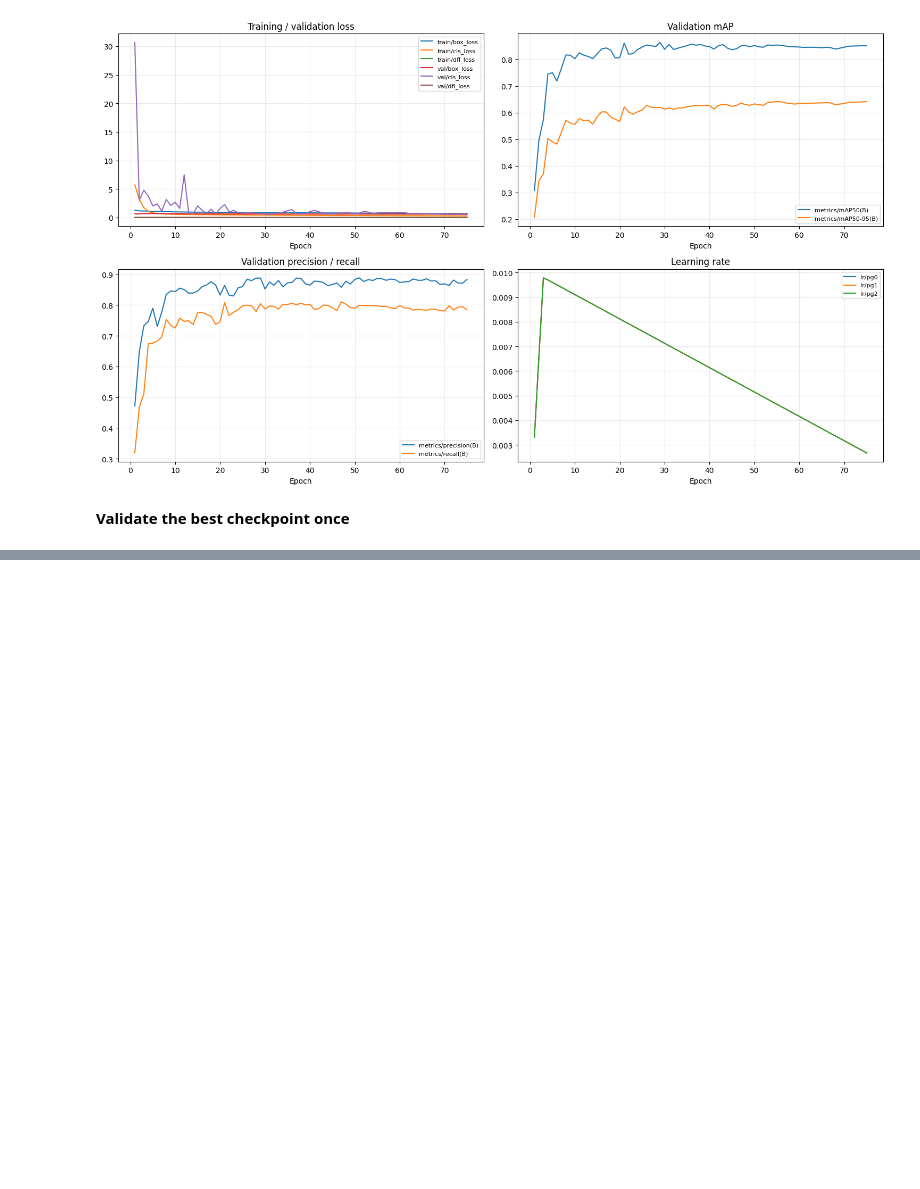
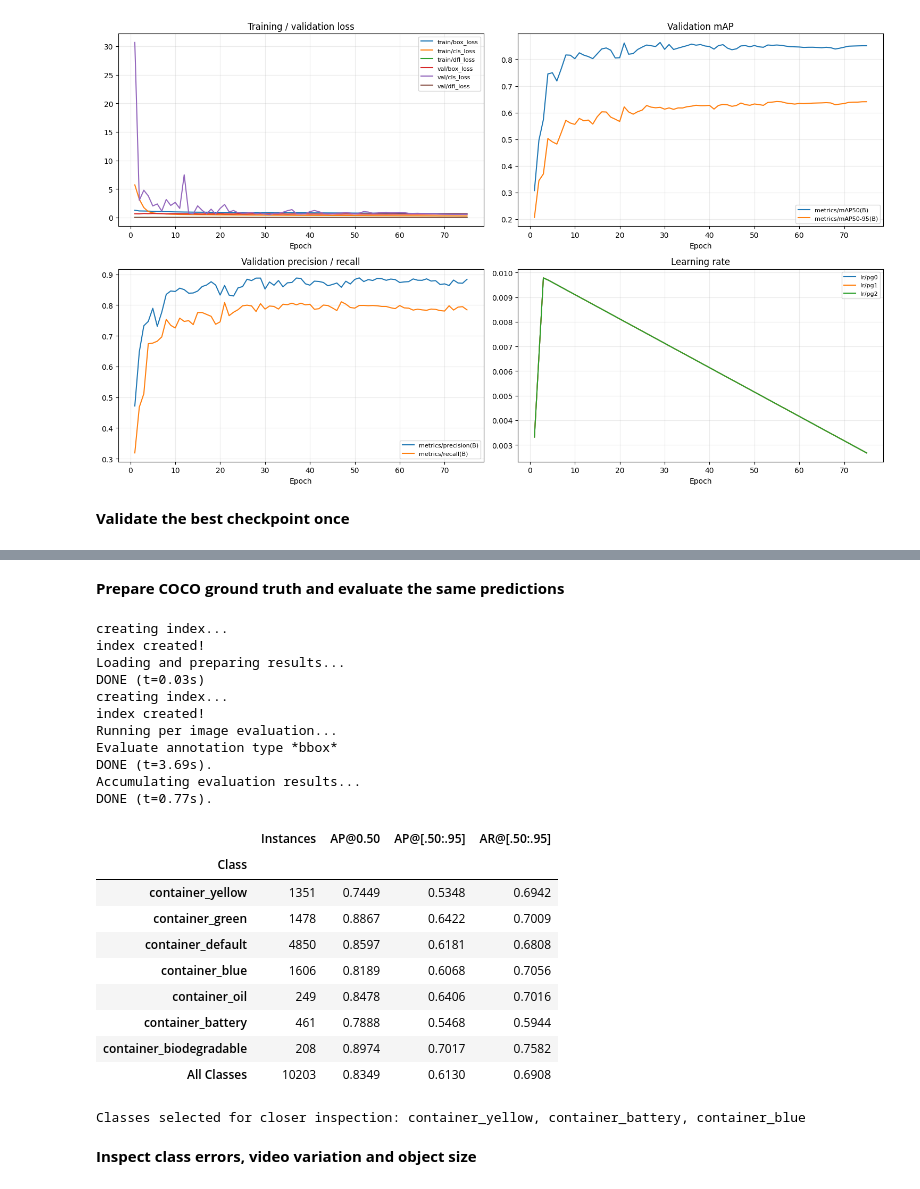
Before and after one commit to mdmohsin212/WasteScope, a Jupyter notebook: notebooks/detection/analysis.ipynb, the cells around one changed output, grey strips where cells are left out. Cells and saved outputs as stored; diff of their text form; code cells hidden in the pictures; blank space fills up the shorter version.

Commit message:
Inspect class errors, video variation and object size

```diff
--- a/notebooks/detection/analysis.ipynb
+++ b/notebooks/detection/analysis.ipynb
@@ -39,5 +49,5 @@ from src.evaluation.metrics import coco_results, detection_errors, evaluate_coco
 # %%
-REPO_DIR = Path("/content/wastescope-urban-intelligence")
+REPO_DIR = Path("/content/WasteScope")
 sys.path.insert(0, str(REPO_DIR))
 BASE = Path("/content/drive/MyDrive/WasteScope")
 RUN_NAME = "D0_yolo26n_640"
@@ -217,0 +292,2 @@ Results saved to /content/wastescope_analysis/D0_yolo26n_640/validation
+# %% [markdown]
+**Prepare COCO ground truth and evaluate the same predictions**
@@ -217,0 +343,44 @@ Results saved to /content/wastescope_analysis/D0_yolo26n_640/validation
+# %%
+(REPORT / "coco_ground_truth.json").write_text(json.dumps(ground_truth), encoding="utf-8")
+(REPORT / "coco_predictions.json").write_text(json.dumps(predictions), encoding="utf-8")
+save_configuration(instances=len(annotations))
+
+
+evaluation = evaluate_coco(ground_truth, predictions)
+author_table = coco_results(evaluation)
+errors = detection_errors(evaluation, confidence=REVIEW_CONF, iou=0.5)
+
+author_table.to_csv(METRICS / "per_class_coco.csv")
+errors.per_class.to_csv(METRICS / "per_class_errors.csv")
+display(author_table.round(4))
+
+
+class_results = author_table.drop(index="All Classes")
+weak_classes = class_results.dropna(subset=["AP@[.50:.95]"]).nsmallest(3, "AP@[.50:.95]").index.tolist()
+
+print("Classes selected for closer inspection:", ", ".join(weak_classes))
+# %% [output]
+creating index...
+index created!
+Loading and preparing results...
+DONE (t=0.03s)
+creating index...
+index created!
+Running per image evaluation...
+Evaluate annotation type *bbox*
+DONE (t=3.69s).
+Accumulating evaluation results...
+DONE (t=0.77s).
+|  | Instances | AP@0.50 | AP@[.50:.95] | AR@[.50:.95] |
+| Class |  |  |  |  |
+| container_yellow | 1351 | 0.7449 | 0.5348 | 0.6942 |
+| container_green | 1478 | 0.8867 | 0.6422 | 0.7009 |
+| container_default | 4850 | 0.8597 | 0.6181 | 0.6808 |
+| container_blue | 1606 | 0.8189 | 0.6068 | 0.7056 |
+| container_oil | 249 | 0.8478 | 0.6406 | 0.7016 |
+| container_battery | 461 | 0.7888 | 0.5468 | 0.5944 |
+| container_biodegradable | 208 | 0.8974 | 0.7017 | 0.7582 |
+| All Classes | 10203 | 0.8349 | 0.6130 | 0.6908 |
+Classes selected for closer inspection: container_yellow, container_battery, container_blue
+# %% [markdown]
+**Inspect class errors, video variation and object size**
```
Also changed, not shown: parts of 7 cells of this notebook, 1 other file.
